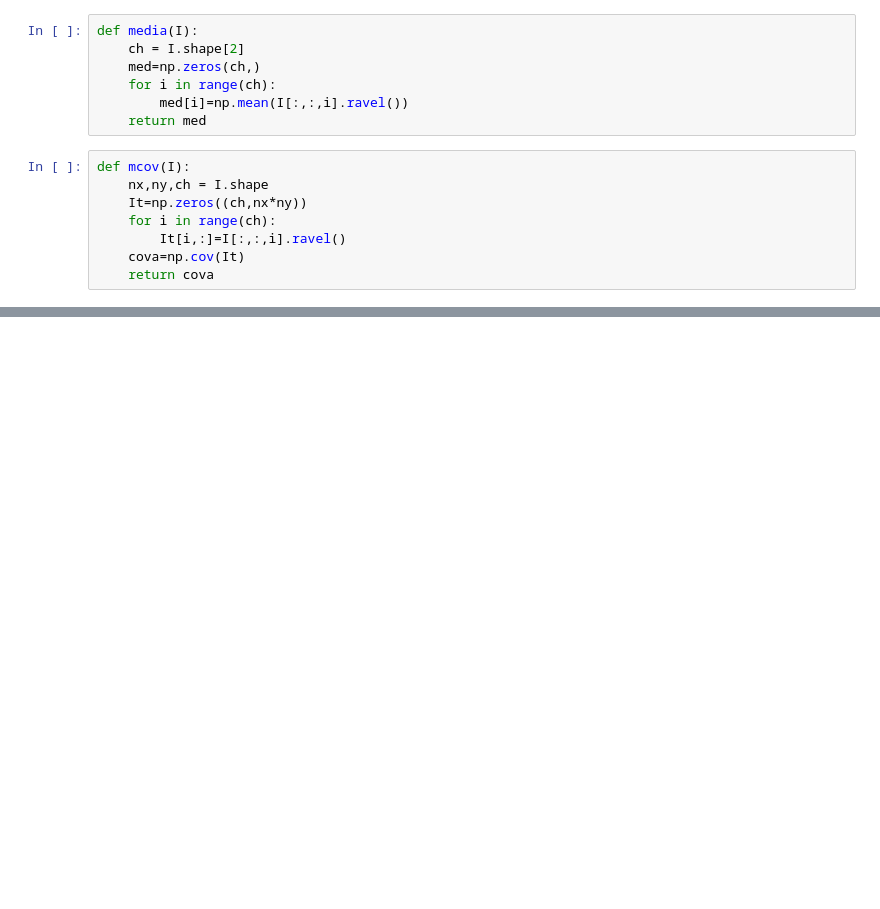
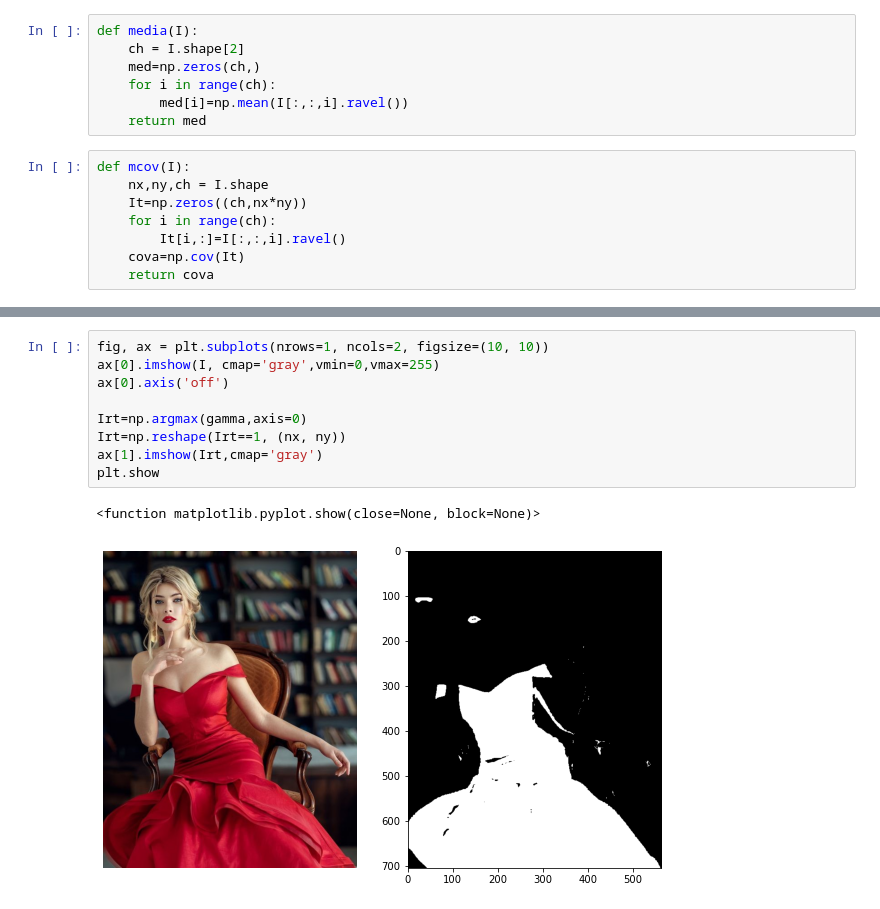
Before and after one commit to Gamalielmch/Images_processing_using_python, a Jupyter notebook: GMM_color.ipynb, the cells around one changed output, grey strips where cells are left out. Cells and saved outputs as stored; diff of their text form; blank space fills up the shorter version.

```diff
--- a/GMM_color.ipynb
+++ b/GMM_color.ipynb
@@ -153,0 +143,12 @@ plt.show
+# %%
+fig, ax = plt.subplots(nrows=1, ncols=2, figsize=(10, 10))
+ax[0].imshow(I, cmap='gray',vmin=0,vmax=255)
+ax[0].axis('off')
+
+Irt=np.argmax(gamma,axis=0)
+Irt=np.reshape(Irt==1, (nx, ny))
+ax[1].imshow(Irt,cmap='gray')
+plt.show
+# %% [output]
+<function matplotlib.pyplot.show(close=None, block=None)>
+[figure, added]
```
Also changed, not shown: parts of 9 cells of this notebook, 40 other files.
